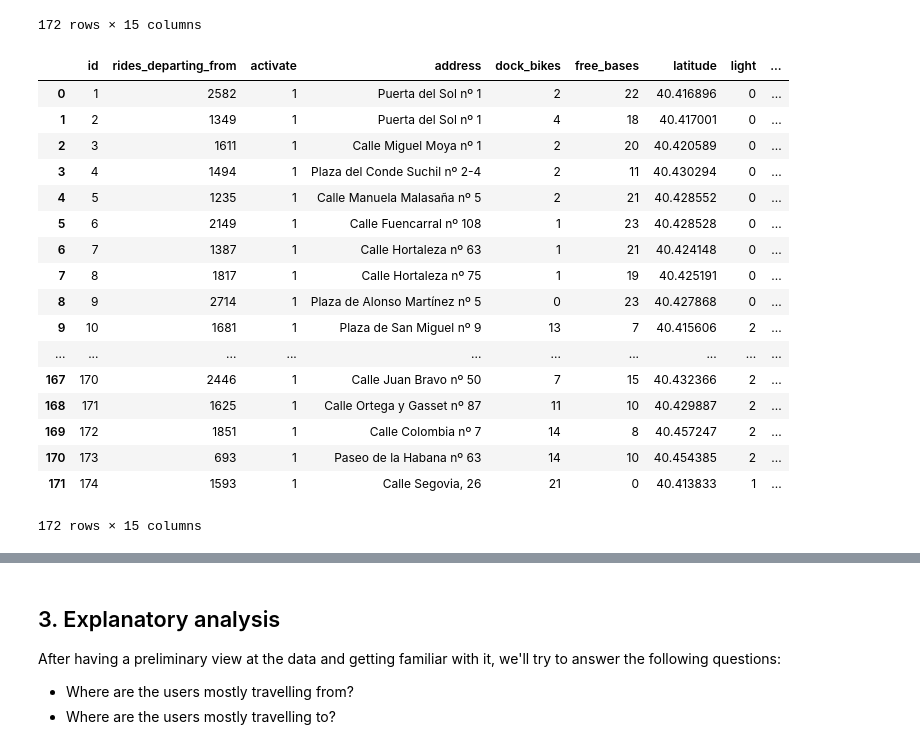
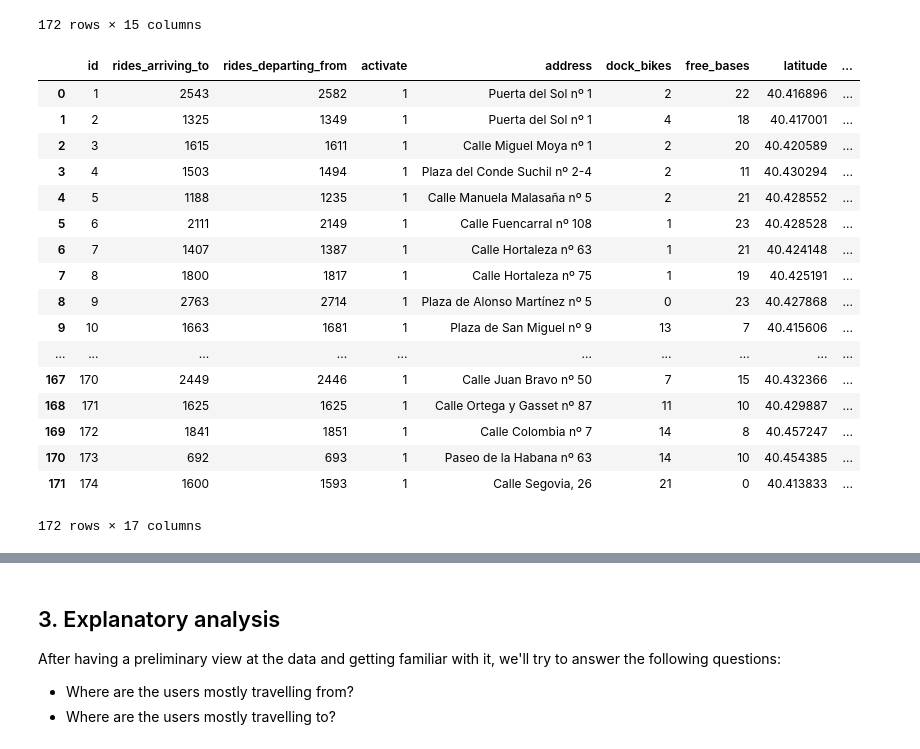
Before and after one commit to rameerez/bicimad-data-analysis, a Jupyter notebook: bicimad-data-analysis.ipynb, the cells around one changed output, grey strips where cells are left out. Drawn from its saved outputs; the diff is of its cells as text; code cells hidden in the pictures.

Commit message:
:rocket: Started analysing the hourly station snapshot dataset

```diff
--- a/bicimad-data-analysis.ipynb
+++ b/bicimad-data-analysis.ipynb
@@ -380,27 +374,27 @@ df_stations
 | 171 | 174 | 1593 | 1 | Calle Segovia, 26 | 21 | 0 | 40.413833 | 1 | ... |
 172 rows × 15 columns
 # %%
-df_stations['point_size'] = df_stations['rides_departing_from'] / df2['_id'].count()*1000
+df_stations['departing_point_size'] = df_stations['rides_departing_from'] / df2['_id'].count()*1000
 df_stations
 # %% [output]
-|  | id | rides_departing_from | activate | address | dock_bikes | free_bases | latitude | light | ... |
-| 0 | 1 | 2582 | 1 | Puerta del Sol nº 1 | 2 | 22 | 40.416896 | 0 | ... |
-| 1 | 2 | 1349 | 1 | Puerta del Sol nº 1 | 4 | 18 | 40.417001 | 0 | ... |
-| 2 | 3 | 1611 | 1 | Calle Miguel Moya nº 1 | 2 | 20 | 40.420589 | 0 | ... |
-| 3 | 4 | 1494 | 1 | Plaza del Conde Suchil nº 2-4 | 2 | 11 | 40.430294 | 0 | ... |
-| 4 | 5 | 1235 | 1 | Calle Manuela Malasaña nº 5 | 2 | 21 | 40.428552 | 0 | ... |
-| 5 | 6 | 2149 | 1 | Calle Fuencarral nº 108 | 1 | 23 | 40.428528 | 0 | ... |
-| 6 | 7 | 1387 | 1 | Calle Hortaleza nº 63 | 1 | 21 | 40.424148 | 0 | ... |
-| 7 | 8 | 1817 | 1 | Calle Hortaleza nº 75 | 1 | 19 | 40.425191 | 0 | ... |
-| 8 | 9 | 2714 | 1 | Plaza de Alonso Martínez nº 5 | 0 | 23 | 40.427868 | 0 | ... |
-| 9 | 10 | 1681 | 1 | Plaza de San Miguel nº 9 | 13 | 7 | 40.415606 | 2 | ... |
+|  | id | rides_arriving_to | rides_departing_from | activate | address | dock_bikes | free_bases | latitude | ... |
+| 0 | 1 | 2543 | 2582 | 1 | Puerta del Sol nº 1 | 2 | 22 | 40.416896 | ... |
+| 1 | 2 | 1325 | 1349 | 1 | Puerta del Sol nº 1 | 4 | 18 | 40.417001 | ... |
+| 2 | 3 | 1615 | 1611 | 1 | Calle Miguel Moya nº 1 | 2 | 20 | 40.420589 | ... |
+| 3 | 4 | 1503 | 1494 | 1 | Plaza del Conde Suchil nº 2-4 | 2 | 11 | 40.430294 | ... |
+| 4 | 5 | 1188 | 1235 | 1 | Calle Manuela Malasaña nº 5 | 2 | 21 | 40.428552 | ... |
+| 5 | 6 | 2111 | 2149 | 1 | Calle Fuencarral nº 108 | 1 | 23 | 40.428528 | ... |
+| 6 | 7 | 1407 | 1387 | 1 | Calle Hortaleza nº 63 | 1 | 21 | 40.424148 | ... |
+| 7 | 8 | 1800 | 1817 | 1 | Calle Hortaleza nº 75 | 1 | 19 | 40.425191 | ... |
+| 8 | 9 | 2763 | 2714 | 1 | Plaza de Alonso Martínez nº 5 | 0 | 23 | 40.427868 | ... |
+| 9 | 10 | 1663 | 1681 | 1 | Plaza de San Miguel nº 9 | 13 | 7 | 40.415606 | ... |
 | ... | ... | ... | ... | ... | ... | ... | ... | ... | ... |
-| 167 | 170 | 2446 | 1 | Calle Juan Bravo nº 50 | 7 | 15 | 40.432366 | 2 | ... |
-| 168 | 171 | 1625 | 1 | Calle Ortega y Gasset nº 87 | 11 | 10 | 40.429887 | 2 | ... |
-| 169 | 172 | 1851 | 1 | Calle Colombia nº 7 | 14 | 8 | 40.457247 | 2 | ... |
-| 170 | 173 | 693 | 1 | Paseo de la Habana nº 63 | 14 | 10 | 40.454385 | 2 | ... |
-| 171 | 174 | 1593 | 1 | Calle Segovia, 26 | 21 | 0 | 40.413833 | 1 | ... |
+| 167 | 170 | 2449 | 2446 | 1 | Calle Juan Bravo nº 50 | 7 | 15 | 40.432366 | ... |
+| 168 | 171 | 1625 | 1625 | 1 | Calle Ortega y Gasset nº 87 | 11 | 10 | 40.429887 | ... |
+| 169 | 172 | 1841 | 1851 | 1 | Calle Colombia nº 7 | 14 | 8 | 40.457247 | ... |
+| 170 | 173 | 692 | 693 | 1 | Paseo de la Habana nº 63 | 14 | 10 | 40.454385 | ... |
+| 171 | 174 | 1600 | 1593 | 1 | Calle Segovia, 26 | 21 | 0 | 40.413833 | ... |
-172 rows × 15 columns
+172 rows × 17 columns
 # %%
 map_options = GMapOptions(lat=40.42, lng=-3.70, map_type="roadmap", zoom=11)
 
```
Also changed, not shown: parts of 15 cells of this notebook, 6 other files.
